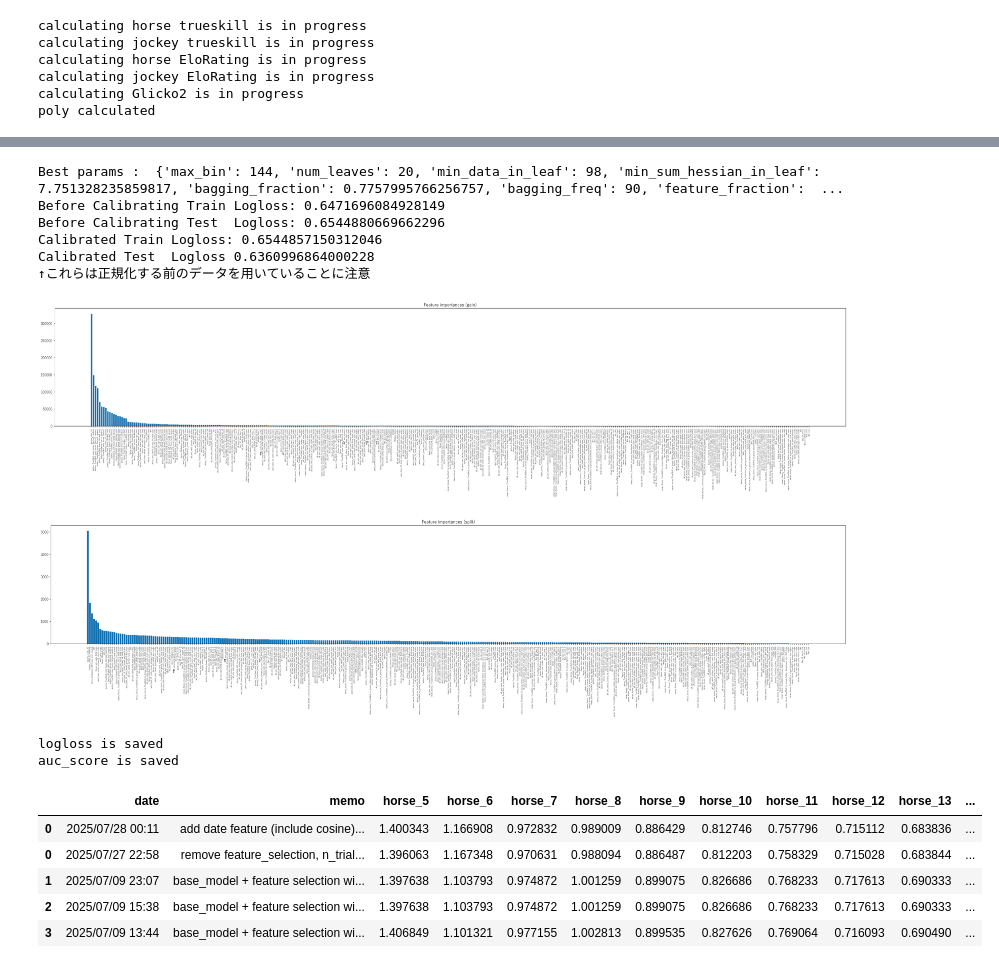
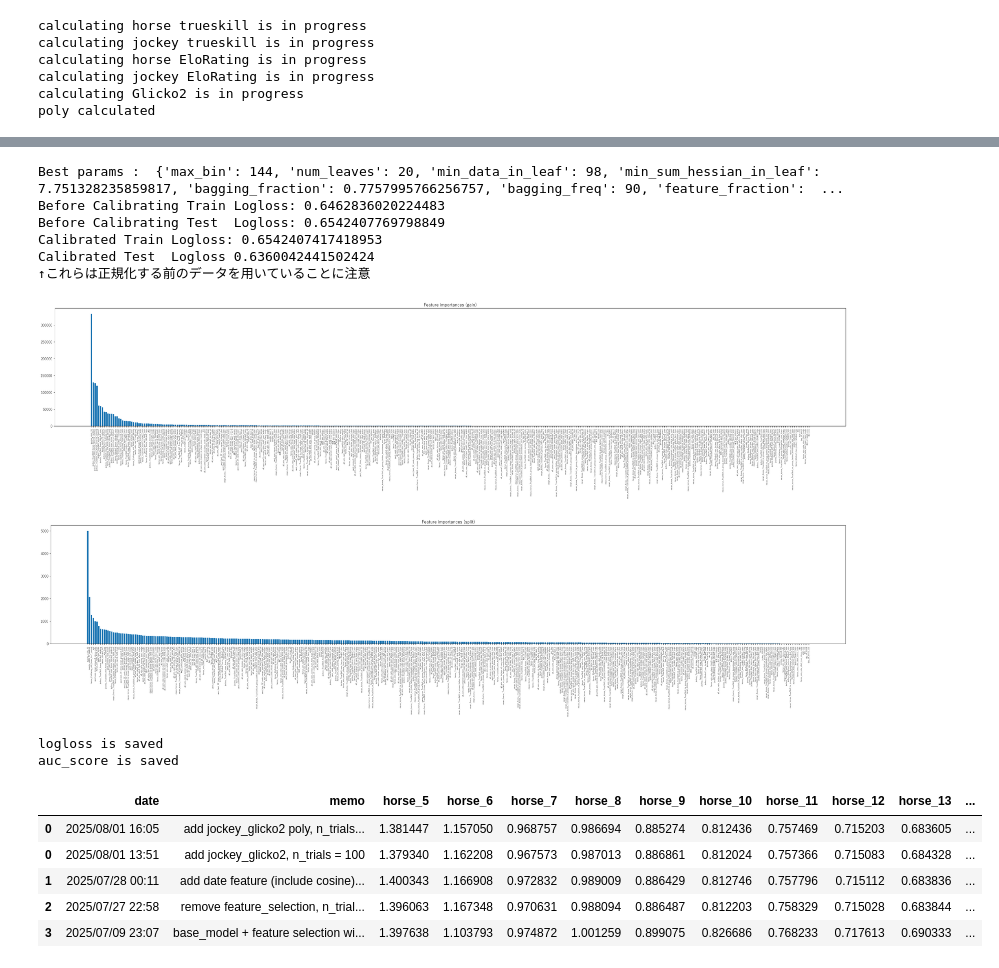
Before and after one commit to NaganagaKen/HORSE_RACING, a Jupyter notebook: Notebook/JV_eda.ipynb, the cells around one changed output, grey strips where cells are left out. Cells and saved outputs as stored; diff of their text form; code cells hidden in the pictures.

```diff
--- a/Notebook/JV_eda.ipynb
+++ b/Notebook/JV_eda.ipynb
@@ -93,6 +99,6 @@ df5[feature_col3]
 # df6, feature_col4 = feature_selector.select_from_model(df5, feature_col3)
 # df6[feature_col4].head()
 # %%
-memo = "add date feature (include cosine), n_trials = 100"
+memo = "add jockey_glicko2 poly, n_trials = 100"
 model, df_pred = model_tuner_multi.multi_lightGBM(df5, feature_col3, memo=memo, n_trials=100, save_result=True, visualization=True)
 # %% [output]
@@ -116,18 +122,18 @@ model, df_pred = model_tuner_multi.multi_lightGBM(df5, feature_col3, memo=memo,
 Best params :  {'max_bin': 144, 'num_leaves': 20, 'min_data_in_leaf': 98, 'min_sum_hessian_in_leaf': 7.751328235859817, 'bagging_fraction': 0.7757995766256757, 'bagging_freq': 90, 'feature_fraction':  ...
-Before Calibrating Train Logloss: 0.6471696084928149
-Before Calibrating Test  Logloss: 0.6544880669662296
-Calibrated Train Logloss: 0.6544857150312046
-Calibrated Test  Logloss 0.6360996864000228
+Before Calibrating Train Logloss: 0.6462836020224483
+Before Calibrating Test  Logloss: 0.6542407769798849
+Calibrated Train Logloss: 0.6542407417418953
+Calibrated Test  Logloss 0.6360042441502424
 ↑これらは正規化する前のデータを用いていることに注意
 [figure]
 [figure]
 logloss is saved
 auc_score is saved
 |  | date | memo | horse_5 | horse_6 | horse_7 | horse_8 | horse_9 | horse_10 | horse_11 | horse_12 | horse_13 | ... |
-| 0 | 2025/07/28 00:11 | add date feature (include cosine)... | 1.400343 | 1.166908 | 0.972832 | 0.989009 | 0.886429 | 0.812746 | 0.757796 | 0.715112 | 0.683836 | ... |
-| 0 | 2025/07/27 22:58 | remove feature_selection, n_trial... | 1.396063 | 1.167348 | 0.970631 | 0.988094 | 0.886487 | 0.812203 | 0.758329 | 0.715028 | 0.683844 | ... |
-| 1 | 2025/07/09 23:07 | base_model + feature selection wi... | 1.397638 | 1.103793 | 0.974872 | 1.001259 | 0.899075 | 0.826686 | 0.768233 | 0.717613 | 0.690333 | ... |
-| 2 | 2025/07/09 15:38 | base_model + feature selection wi... | 1.397638 | 1.103793 | 0.974872 | 1.001259 | 0.899075 | 0.826686 | 0.768233 | 0.717613 | 0.690333 | ... |
-| 3 | 2025/07/09 13:44 | base_model + feature selection wi... | 1.406849 | 1.101321 | 0.977155 | 1.002813 | 0.899535 | 0.827626 | 0.769064 | 0.716093 | 0.690490 | ... |
+| 0 | 2025/08/01 16:05 | add jockey_glicko2 poly, n_trials... | 1.381447 | 1.157050 | 0.968757 | 0.986694 | 0.885274 | 0.812436 | 0.757469 | 0.715203 | 0.683605 | ... |
+| 0 | 2025/08/01 13:51 | add jockey_glicko2, n_trials = 100 | 1.379340 | 1.162208 | 0.967573 | 0.987013 | 0.886861 | 0.812024 | 0.757366 | 0.715083 | 0.684328 | ... |
+| 1 | 2025/07/28 00:11 | add date feature (include cosine)... | 1.400343 | 1.166908 | 0.972832 | 0.989009 | 0.886429 | 0.812746 | 0.757796 | 0.715112 | 0.683836 | ... |
+| 2 | 2025/07/27 22:58 | remove feature_selection, n_trial... | 1.396063 | 1.167348 | 0.970631 | 0.988094 | 0.886487 | 0.812203 | 0.758329 | 0.715028 | 0.683844 | ... |
+| 3 | 2025/07/09 23:07 | base_model + feature selection wi... | 1.397638 | 1.103793 | 0.974872 | 1.001259 | 0.899075 | 0.826686 | 0.768233 | 0.717613 | 0.690333 | ... |
 # %%
 tmp = df_pred[["year", "month", "day", "horse", "pred_class_1", "pred_class_2", "pred_class_3", "target"]]
```
Also changed, not shown: parts of 6 cells of this notebook, 7 other files.
